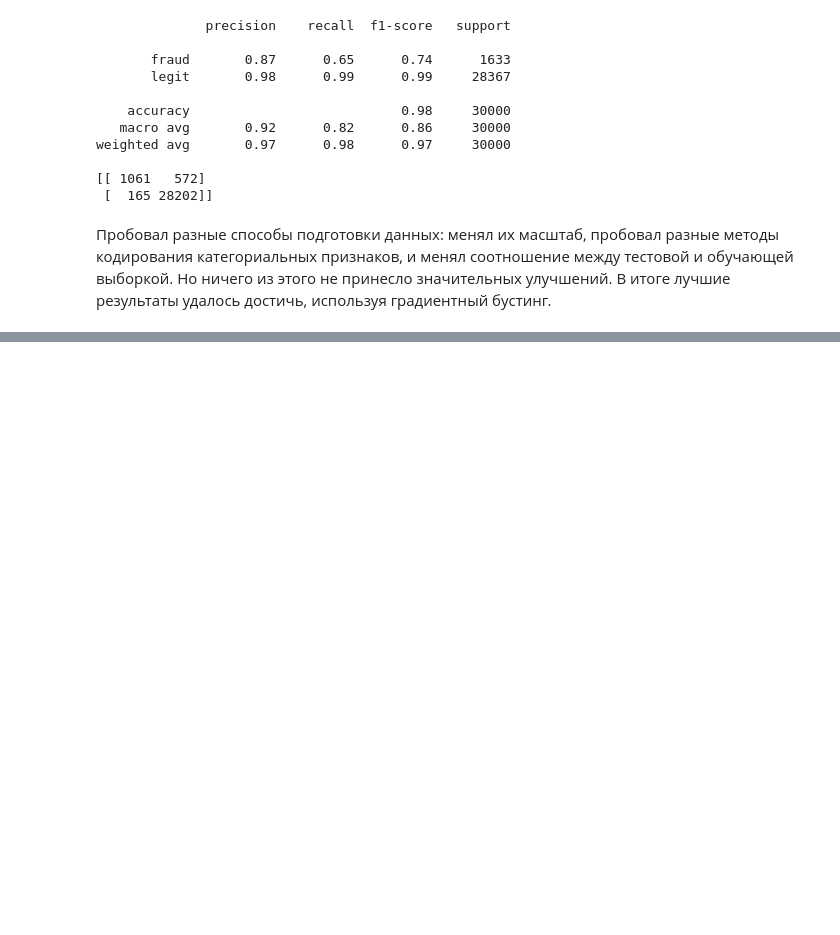
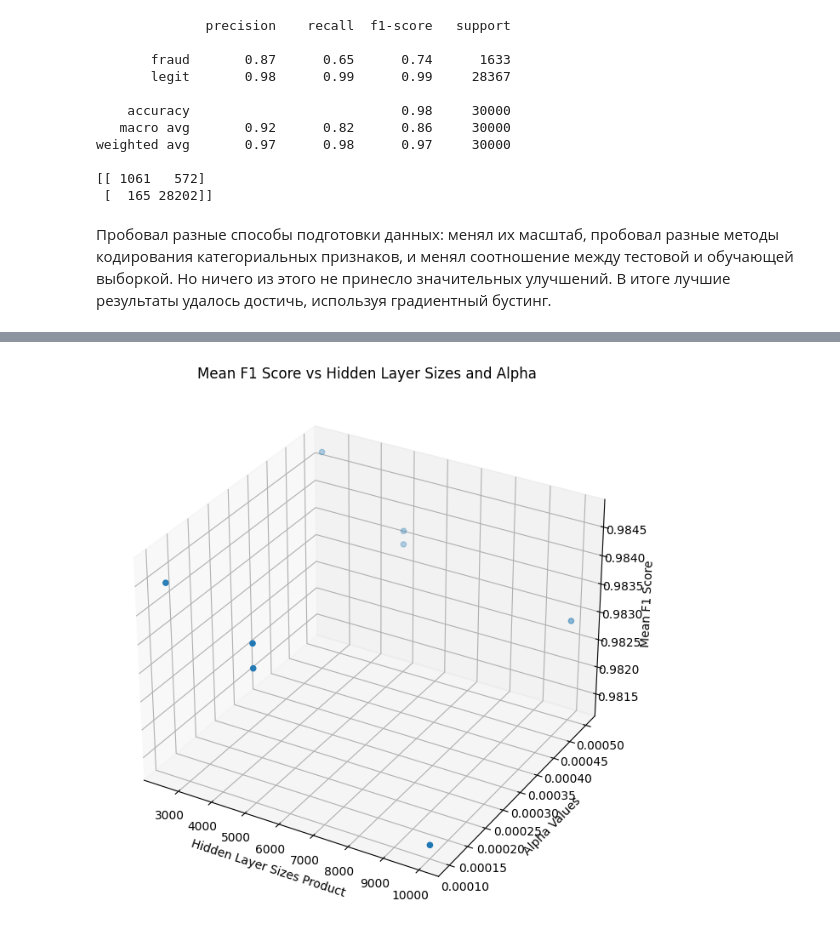
Before and after one commit to AntonVinogradovS/ML, a Jupyter notebook: main.ipynb, the cells around one changed output, grey strips where cells are left out. Saved outputs shown, nothing was run; the diff lists cells and outputs as text; code cells hidden in the pictures; blank space fills up the shorter version.

```diff
--- a/main.ipynb
+++ b/main.ipynb
@@ -337,0 +593,30 @@ weighted avg       0.97      0.98      0.97     30000
+# %%
+import matplotlib.pyplot as plt
+from mpl_toolkits.mplot3d import Axes3D
+
+
+results = grid.cv_results_
+hidden_layer_sizes = results['param_hidden_layer_sizes']
+alpha_values = results['param_alpha']
+scores = results['mean_test_score']
+
+
+hidden_layer_sizes_numeric = [np.prod(size) for size in hidden_layer_sizes]
+alpha_values_numeric = [float(val) for val in alpha_values]
+
+
+fig = plt.figure(figsize=(10, 8))
+ax = fig.add_subplot(111, projection='3d')
+
+
+ax.scatter(hidden_layer_sizes_numeric, alpha_values_numeric, scores)
+
+
+ax.set_xlabel('Hidden Layer Sizes Product')
+ax.set_ylabel('Alpha Values')
+ax.set_zlabel('Mean F1 Score')
+ax.set_title('Mean F1 Score vs Hidden Layer Sizes and Alpha')
+
+plt.show()
+# %% [output]
+[figure, added]
```
Also changed, not shown: parts of 24 cells of this notebook, 1 other file.
